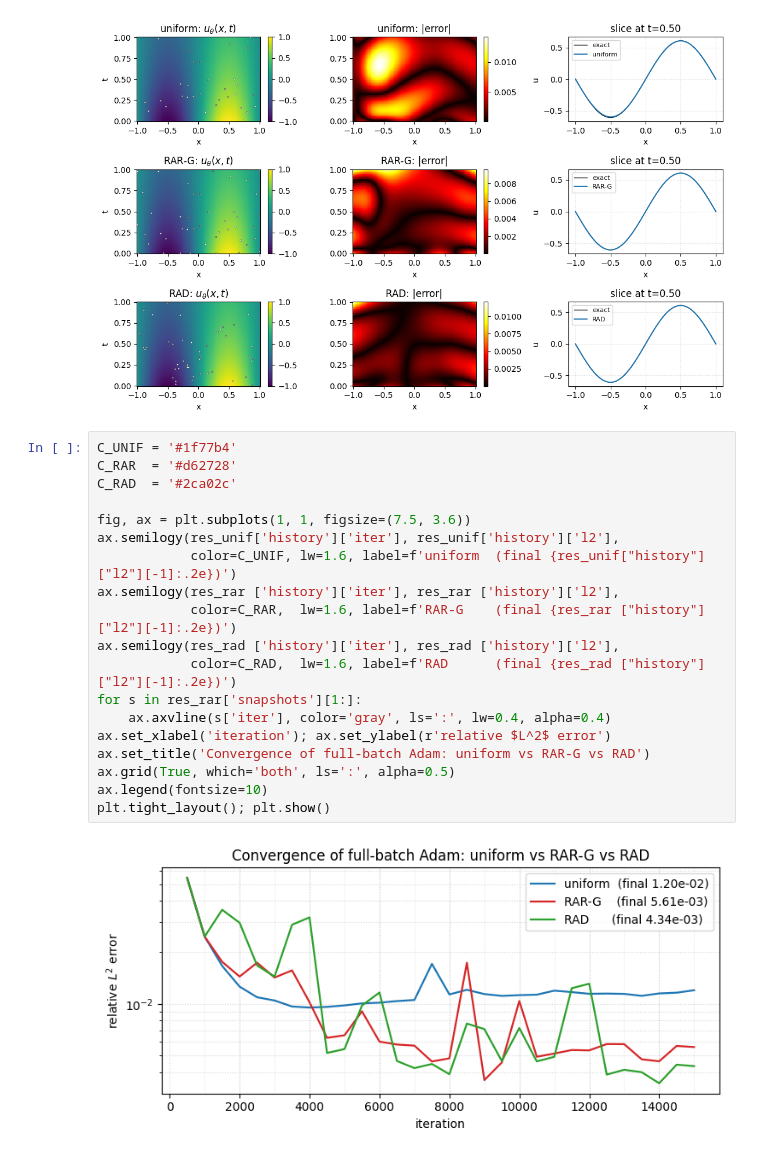
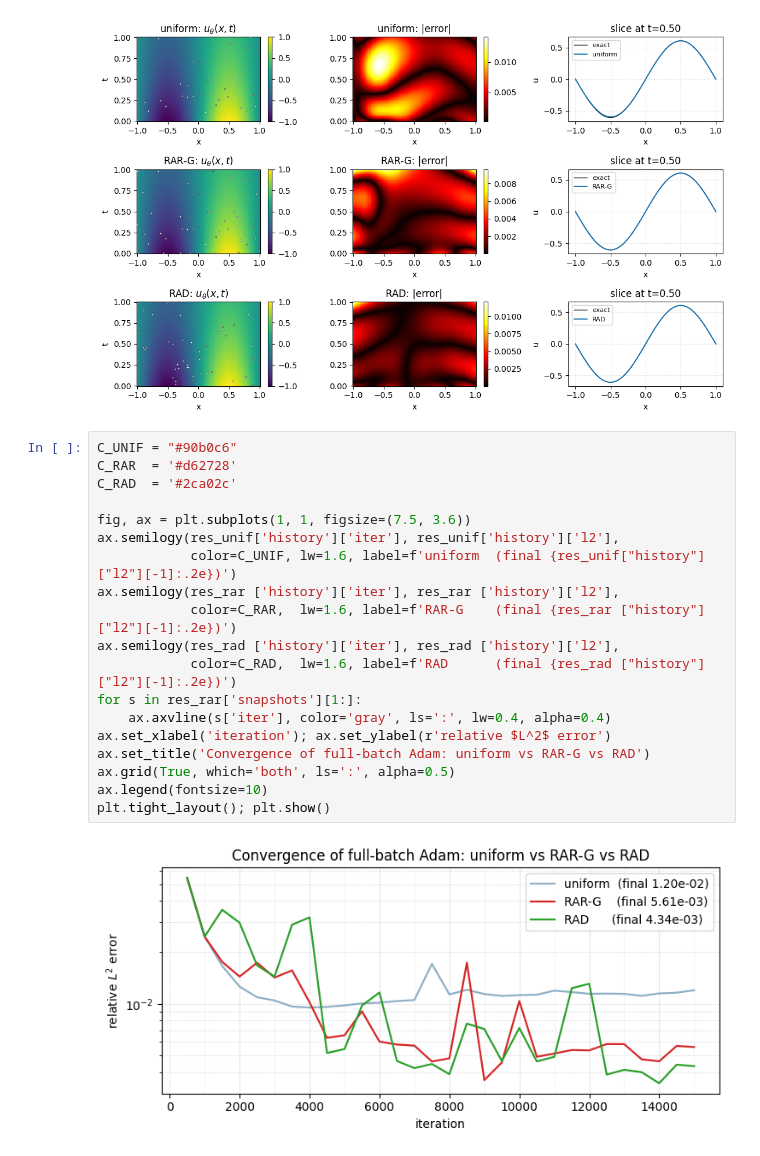
Before and after one commit to kopanicakova/intro_opt_SciML, a Jupyter notebook: notebooks/ex10.ipynb, the cells around one changed output. Saved outputs shown, nothing was run; the diff lists cells and outputs as text.

```diff
--- a/notebooks/ex10.ipynb
+++ b/notebooks/ex10.ipynb
@@ -334,26 +326,26 @@ plt.tight_layout(); plt.show()
 # %% [output]
 [figure]
 # %%
-C_UNIF = '#1f77b4'
+C_UNIF = "#90b0c6"
 C_RAR  = '#d62728'
 C_RAD  = '#2ca02c'
 
 fig, ax = plt.subplots(1, 1, figsize=(7.5, 3.6))
 ax.semilogy(res_unif['history']['iter'], res_unif['history']['l2'],
             color=C_UNIF, lw=1.6, label=f'uniform  (final {res_unif["history"]["l2"][-1]:.2e})')
 ax.semilogy(res_rar ['history']['iter'], res_rar ['history']['l2'],
             color=C_RAR,  lw=1.6, label=f'RAR-G    (final {res_rar ["history"]["l2"][-1]:.2e})')
 ax.semilogy(res_rad ['history']['iter'], res_rad ['history']['l2'],
             color=C_RAD,  lw=1.6, label=f'RAD      (final {res_rad ["history"]["l2"][-1]:.2e})')
 for s in res_rar['snapshots'][1:]:
     ax.axvline(s['iter'], color='gray', ls=':', lw=0.4, alpha=0.4)
 ax.set_xlabel('iteration'); ax.set_ylabel(r'relative $L^2$ error')
 ax.set_title('Convergence of full-batch Adam: uniform vs RAR-G vs RAD')
 ax.grid(True, which='both', ls=':', alpha=0.5)
 ax.legend(fontsize=10)
 plt.tight_layout(); plt.show()
 # %% [output]
-[figure, old version]
+[figure, new version]
 # %%
 fig, axes = plt.subplots(1, 3, figsize=(12, 3.4), sharex=True, sharey=True)
 for ax, (res, name, color) in zip(axes, [
```
Also changed, not shown: parts of 8 cells of this notebook, 7 other files.
